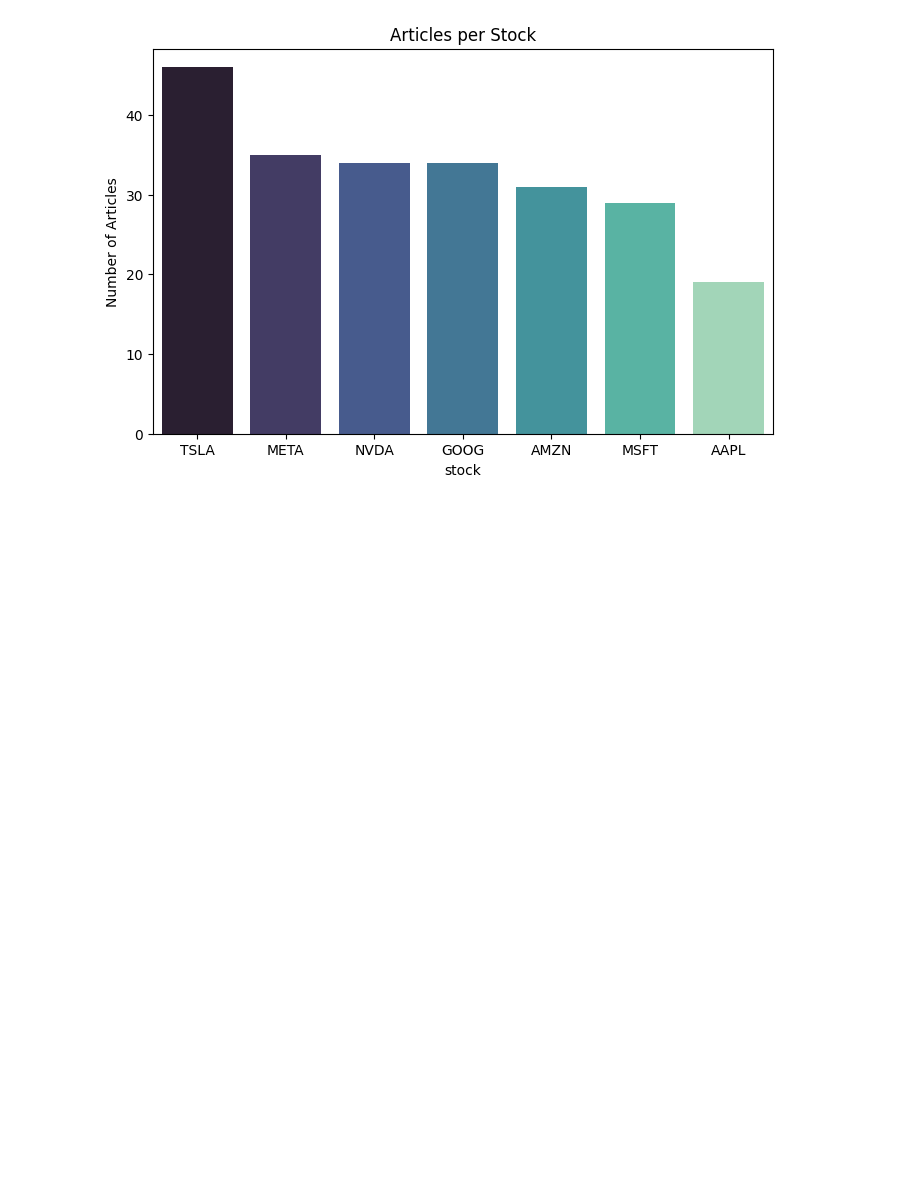
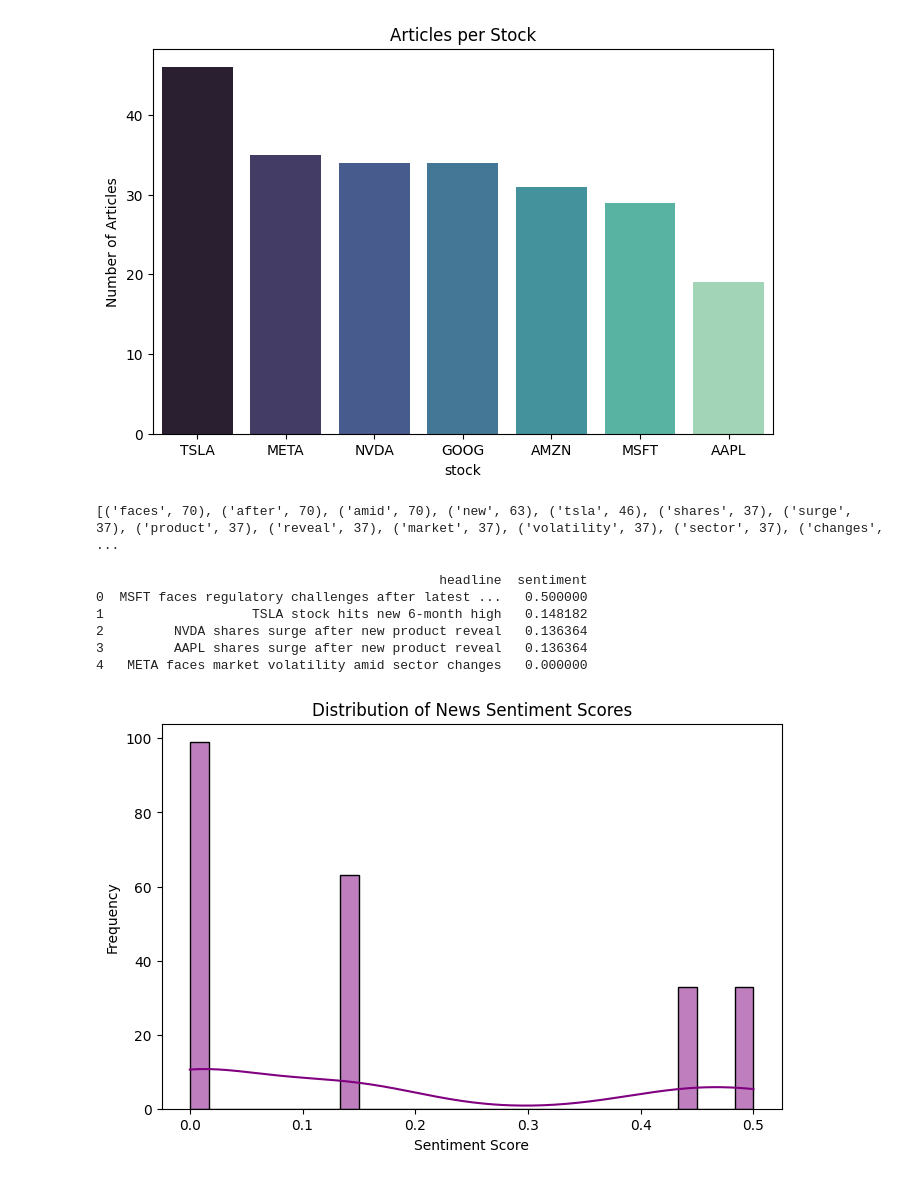
Before and after one commit to hayki1996/price-prediction-, a Jupyter notebook: notebooks/eda_news_sentiment.ipynb, the cells around one changed output. Drawn from its saved outputs; the diff is of its cells as text; code cells hidden in the pictures; blank space fills up the shorter version.

```diff
--- a/notebooks/eda_news_sentiment.ipynb
+++ b/notebooks/eda_news_sentiment.ipynb
@@ -77,3 +77,48 @@ Passing `palette` without assigning `hue` is deprecated and will be removed in v
 
   sns.barplot(x=stock_counts.index, y=stock_counts.values, palette='mako')
 [figure]
+# %%
+from collections import Counter
+import re
+
+# Simple word cleaning
+def clean_text(text):
+    text = text.lower()
+    text = re.sub(r'[^a-z\s]', '', text)  # remove punctuation/numbers
+    return text
+
+df['clean_headline'] = df['headline'].apply(clean_text)
+
+# Get most common words
+all_words = ' '.join(df['clean_headline']).split()
+word_freq = Counter(all_words)
+
+# Top 20 keywords
+common_words = word_freq.most_common(20)
+print(common_words)
+# %% [output]
+[('faces', 70), ('after', 70), ('amid', 70), ('new', 63), ('tsla', 46), ('shares', 37), ('surge', 37), ('product', 37), ('reveal', 37), ('market', 37), ('volatility', 37), ('sector', 37), ('changes',  ...
+# %%
+from textblob import TextBlob
+
+# Compute sentiment polarity (-1 = negative, 0 = neutral, +1 = positive)
+df['sentiment'] = df['headline'].astype(str).apply(lambda x: TextBlob(x).sentiment.polarity)
+
+# Check if it worked
+print(df[['headline', 'sentiment']].head())
+# %% [output]
+                                            headline  sentiment
+0  MSFT faces regulatory challenges after latest ...   0.500000
+1                   TSLA stock hits new 6-month high   0.148182
+2         NVDA shares surge after new product reveal   0.136364
+3         AAPL shares surge after new product reveal   0.136364
+4   META faces market volatility amid sector changes   0.000000
+# %%
+plt.figure(figsize=(8,5))
+sns.histplot(df['sentiment'], bins=30, kde=True, color='purple')
+plt.title('Distribution of News Sentiment Scores')
+plt.xlabel('Sentiment Score')
+plt.ylabel('Frequency')
+plt.show()
+# %% [output]
+[figure, added]
```
Also changed, not shown: parts of 1 cell of this notebook, 2 other files.
